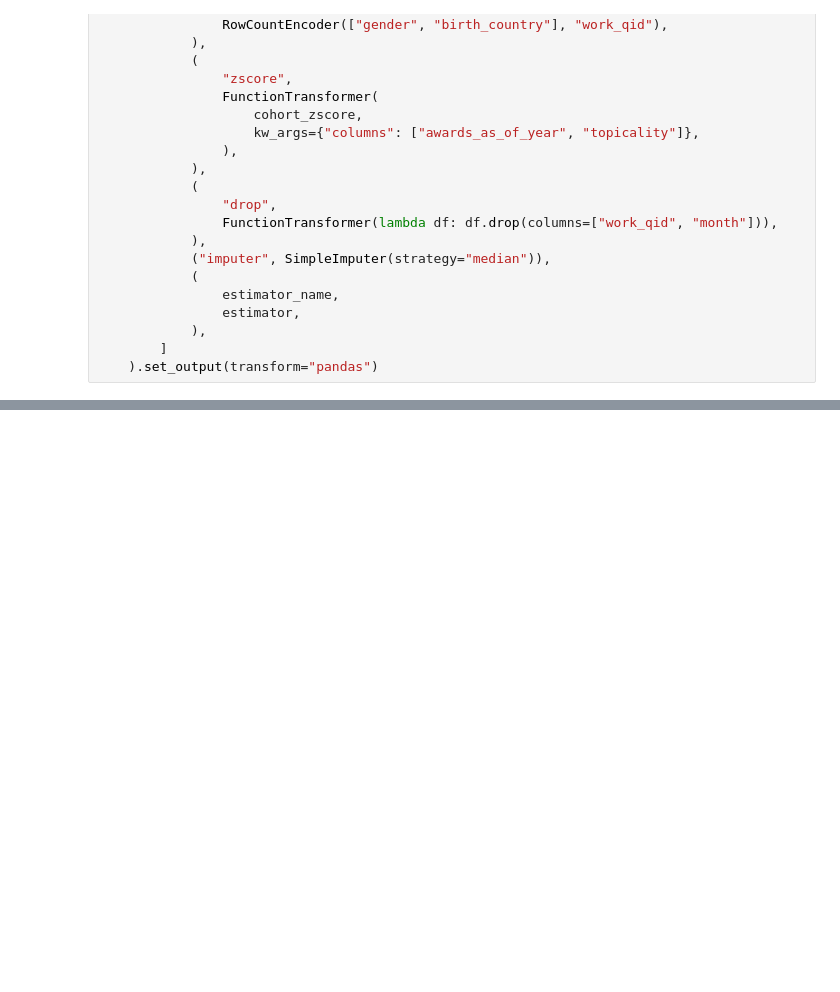
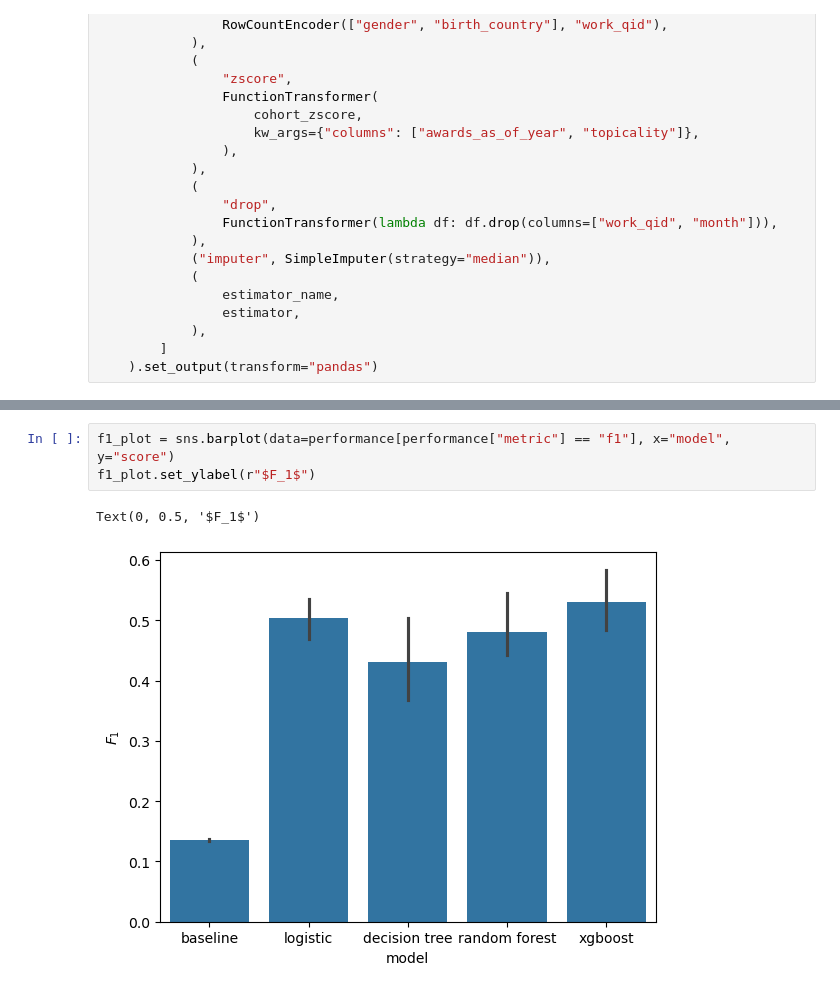
Before and after one commit to raineszm/sff-predict, a Jupyter notebook: notebooks/CompareModels.ipynb, the cells around one changed output, grey strips where cells are left out. Saved outputs shown, nothing was run; the diff lists cells and outputs as text; blank space fills up the shorter version.

```diff
--- a/notebooks/CompareModels.ipynb
+++ b/notebooks/CompareModels.ipynb
@@ -200,0 +208,6 @@ Text(0, 0.5, '$F_1$')
+# %%
+f1_plot = sns.barplot(data=performance[performance["metric"] == "f1"], x="model", y="score")
+f1_plot.set_ylabel(r"$F_1$")
+# %% [output]
+Text(0, 0.5, '$F_1$')
+[figure, added]
```
Also changed, not shown: parts of 7 cells of this notebook.
